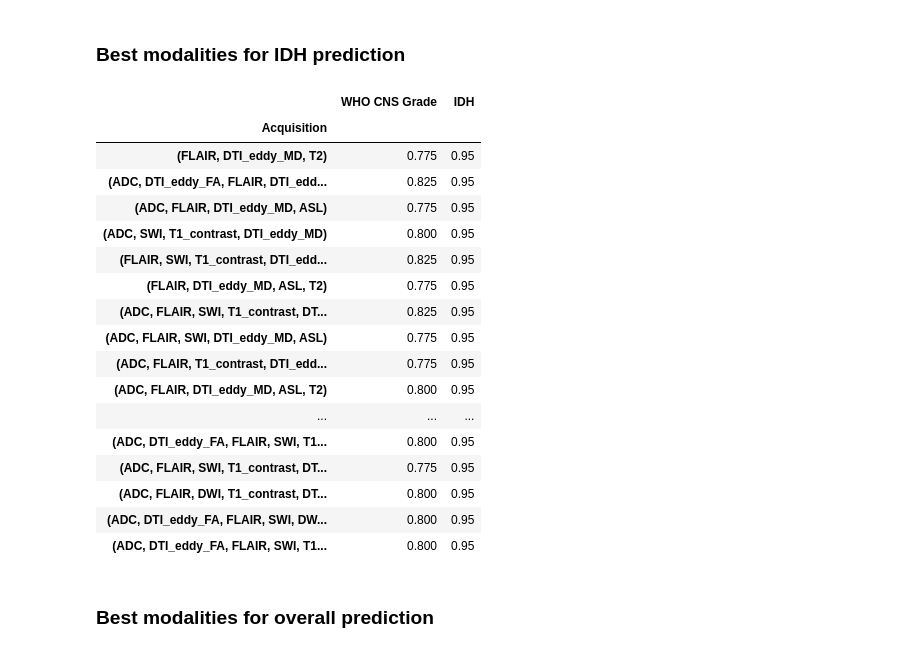
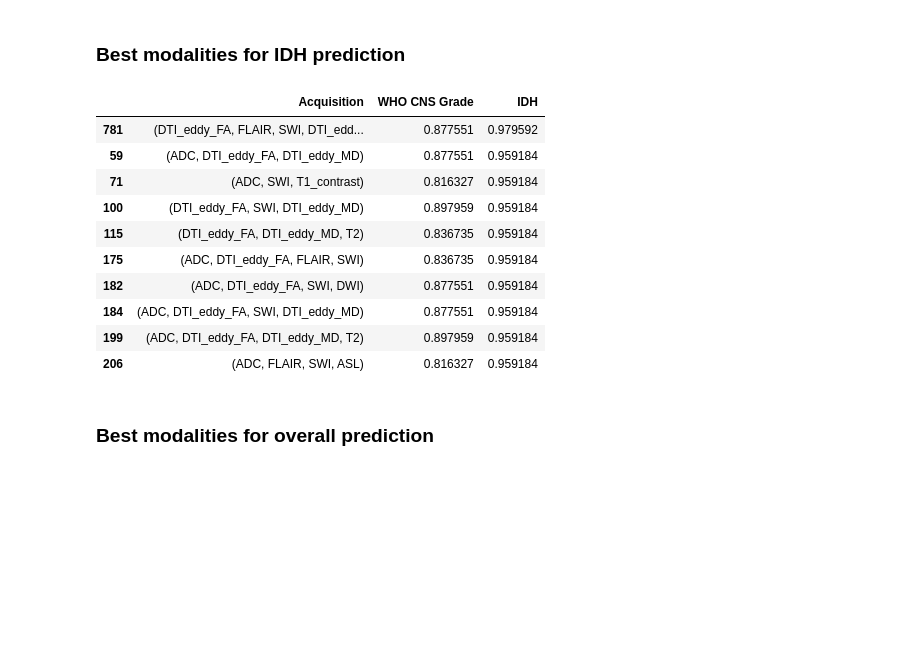
Before and after one commit to GabrielStahl/glioma, a Jupyter notebook: Classifier.ipynb, the cells around one changed output. Cells and saved outputs as stored; diff of their text form; code cells hidden in the pictures; blank space fills up the shorter version.

```diff
--- a/Classifier.ipynb
+++ b/Classifier.ipynb
@@ -15,6 +15,13 @@ from sklearn.preprocessing import StandardScaler
 from tqdm import tqdm
 %matplotlib notebook
 # %%
+# CHOOSE THE FILTER
+Filter = "Logarithm" # ["Original", "SquareRoot", "Logarithm", "Exponential", "Wavelet", "Squared"]
+
+# CHOOSE YOUR INPUT
+single_acquisitions = ["ADC", "DTI_eddy_FA", "FLAIR", "SWI", "DWI", "T1_contrast", "DTI_eddy_MD", "ASL", "T1", "T2"]
+
+
 def process_target_columns(df):
     df = df.copy()
     grade_mapping = {2: 0, 3: 1, 4: 2}
@@ -32,7 +39,7 @@ def load_data(train_features_paths, train_data_path, validation_features_paths,
     # Extract unique identifier from path
     def get_id(path):
         filename = os.path.basename(path)
-        identifier = filename.replace("extracted_firstorder_features_", "").replace(".csv", "")
+        identifier = filename.replace(".csv", "")
         return identifier
 
     # Load data training
@@ -104,15 +111,13 @@ def make_predictions(clf, X_test):
     y_pred = clf.predict(X_test)
     return y_pred
 
-def get_paths(base_directory, acquisitions):
+def get_paths(base_directory, acquisitions, Filter):
 
     suffixes = [acquisition + ".csv" for acquisition in acquisitions]
 
-    #print(f"Using {acquisitions} as model input")
-
-    train_features_paths = [os.path.join(base_directory, "Training/extracted_features/extracted_firstorder_features_" + suffix) for suffix in suffixes]
-    train_data_path = os.path.join(base_directory, "Training/train_data.csv")
-    validation_features_paths = [os.path.join(base_directory, "Validation/extracted_features/extracted_firstorder_features_" + suffix) for suffix in suffixes]
+    train_features_paths = [os.path.join(base_directory, "Training/extracted_features/" + Filter + "/training_firstorder_" + Filter.lower() + "_" + suffix) for suffix in suffixes]
+    train_data_path = os.path.join(base_directory, "Training/training_data.csv")
+    validation_features_paths = [os.path.join(base_directory, "Validation/extracted_features/" + Filter + "/validation_firstorder_" + Filter.lower() + "_" + suffix) for suffix in suffixes]
     validation_data_path = os.path.join(base_directory, "Validation/validation_data.csv")
 
     return train_features_paths, train_data_path, validation_features_paths, validation_data_path
@@ -145,18 +150,14 @@ def visualize_comparison(results_df):
     plt.show()
 
 def main():
-    base_directory = "/Users/Gabriel/Desktop/MSc_Dissertation/pyRadiomics/"
-
-    # CHOOSE YOUR INPUT
-    single_acquisitions = ["ADC", "DTI_eddy_FA", "FLAIR", "SWI", "DWI", "T1_contrast", "DTI_eddy_MD", "ASL", "T1", "T2"]
-
+    base_directory = "/Users/Gabriel/MSc_Dissertation/pyRadiomics/"
     results = []
 
     with tqdm(total=1023) as pbar:
         for r in range(1, len(single_acquisitions)+1):
             for acquisitions in combinations(single_acquisitions, r):
                 # Get paths
-                train_features_paths, train_data_path, validation_features_paths, validation_data_path = get_paths(base_directory, acquisitions)
+                train_features_paths, train_data_path, validation_features_paths, validation_data_path = get_paths(base_directory, acquisitions, Filter)
 
                 # Load data
                 X_train, y_train, X_validation, y_validation = load_data(train_features_paths, train_data_path, validation_features_paths, validation_data_path)
@@ -236,28 +237,20 @@ filtered_df
 # %% [markdown]
 ### Best modalities for IDH prediction
 # %%
-filtered_df = results_df[(results_df['IDH'] > 0.94)]
-pd.set_option('display.max_colwidth', None)
+filtered_df = results_df.nlargest(10, 'IDH')
 filtered_df
 # %% [output]
-|  | WHO CNS Grade | IDH |
-| Acquisition |  |  |
-| (FLAIR, DTI_eddy_MD, T2) | 0.775 | 0.95 |
-| (ADC, DTI_eddy_FA, FLAIR, DTI_edd... | 0.825 | 0.95 |
-| (ADC, FLAIR, DTI_eddy_MD, ASL) | 0.775 | 0.95 |
-| (ADC, SWI, T1_contrast, DTI_eddy_MD) | 0.800 | 0.95 |
-| (FLAIR, SWI, T1_contrast, DTI_edd... | 0.825 | 0.95 |
-| (FLAIR, DTI_eddy_MD, ASL, T2) | 0.775 | 0.95 |
-| (ADC, FLAIR, SWI, T1_contrast, DT... | 0.825 | 0.95 |
-| (ADC, FLAIR, SWI, DTI_eddy_MD, ASL) | 0.775 | 0.95 |
-| (ADC, FLAIR, T1_contrast, DTI_edd... | 0.775 | 0.95 |
-| (ADC, FLAIR, DTI_eddy_MD, ASL, T2) | 0.800 | 0.95 |
-| ... | ... | ... |
-| (ADC, DTI_eddy_FA, FLAIR, SWI, T1... | 0.800 | 0.95 |
-| (ADC, FLAIR, SWI, T1_contrast, DT... | 0.775 | 0.95 |
-| (ADC, FLAIR, DWI, T1_contrast, DT... | 0.800 | 0.95 |
-| (ADC, DTI_eddy_FA, FLAIR, SWI, DW... | 0.800 | 0.95 |
-| (ADC, DTI_eddy_FA, FLAIR, SWI, T1... | 0.800 | 0.95 |
+|  | Acquisition | WHO CNS Grade | IDH |
+| 781 | (DTI_eddy_FA, FLAIR, SWI, DTI_edd... | 0.877551 | 0.979592 |
+| 59 | (ADC, DTI_eddy_FA, DTI_eddy_MD) | 0.877551 | 0.959184 |
+| 71 | (ADC, SWI, T1_contrast) | 0.816327 | 0.959184 |
+| 100 | (DTI_eddy_FA, SWI, DTI_eddy_MD) | 0.897959 | 0.959184 |
+| 115 | (DTI_eddy_FA, DTI_eddy_MD, T2) | 0.836735 | 0.959184 |
+| 175 | (ADC, DTI_eddy_FA, FLAIR, SWI) | 0.836735 | 0.959184 |
+| 182 | (ADC, DTI_eddy_FA, SWI, DWI) | 0.877551 | 0.959184 |
+| 184 | (ADC, DTI_eddy_FA, SWI, DTI_eddy_MD) | 0.877551 | 0.959184 |
+| 199 | (ADC, DTI_eddy_FA, DTI_eddy_MD, T2) | 0.897959 | 0.959184 |
+| 206 | (ADC, FLAIR, SWI, ASL) | 0.816327 | 0.959184 |
 # %% [markdown]
 ### Best modalities for overall prediction
 # %%
```
Also changed, not shown: parts of 4 cells of this notebook, 9 other files.
